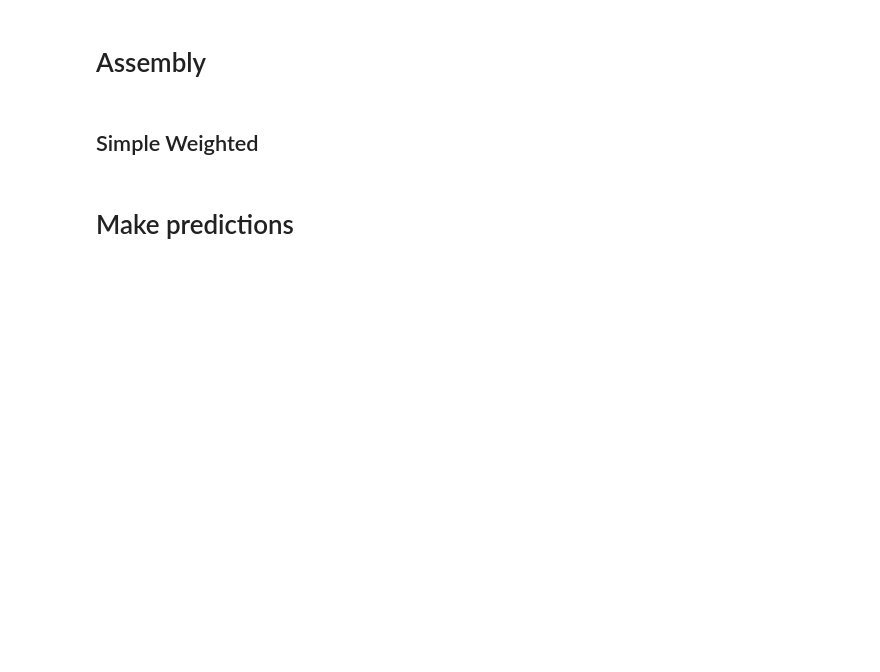
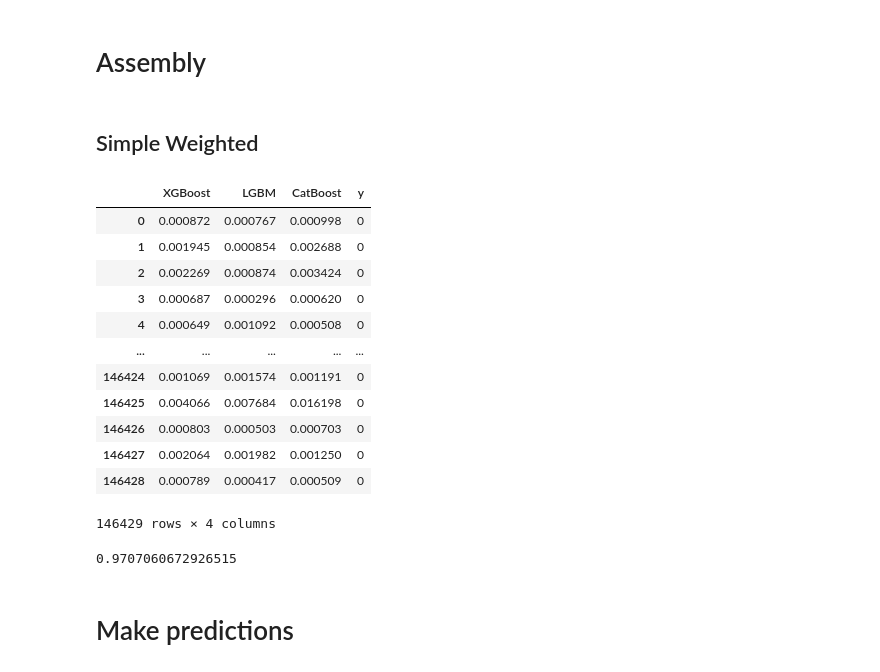
Before and after one commit to mnokno/MachineFailurePrediction, a Jupyter notebook: MachineFailurePrediction/src/machine-failure-prediction.ipynb, the cells around one changed output. Cells and saved outputs as stored; diff of their text form; code cells hidden in the pictures; blank space fills up the shorter version.

```diff
--- a/MachineFailurePrediction/src/machine-failure-prediction.ipynb
+++ b/MachineFailurePrediction/src/machine-failure-prediction.ipynb
@@ -755,2 +752,54 @@ def make_predictions_on_validation(model_type):
+# %%
+def make_predictions_on_validation(model_type):
+    model_predictions = []
+    for i in range(len(train_results[f'{model_type}_eval_sets'])):
+        td = df_train.iloc[train_results[f'{model_type}_eval_sets'][i]]
+        td = td.drop(target, axis=1)
+        model_predictions.append(
+            train_results[f'{model_name}_pipelines'][i].predict(td)
+        )
+    return np.concatenate(model_predictions)
+
+def get_targets():
+    targets = []
+    for i in range(len(train_results[f'{model_name}_eval_sets'])):
+        td = df_train.iloc[train_results[f'{model_name}_eval_sets'][i]]
+        td = td[target]
+        targets.append(td)
+    return np.concatenate(targets)
+# %%
+df_assembly = pd.DataFrame({})
+
+for model_name in supported_models:
+    df_assembly[model_name] = make_predictions_on_validation(model_name)
+df_assembly['y'] = get_targets()
+
+df_assembly
+# %% [output]
+|  | XGBoost | LGBM | CatBoost | y |
+| 0 | 0.000872 | 0.000767 | 0.000998 | 0 |
+| 1 | 0.001945 | 0.000854 | 0.002688 | 0 |
+| 2 | 0.002269 | 0.000874 | 0.003424 | 0 |
+| 3 | 0.000687 | 0.000296 | 0.000620 | 0 |
+| 4 | 0.000649 | 0.001092 | 0.000508 | 0 |
+| ... | ... | ... | ... | ... |
+| 146424 | 0.001069 | 0.001574 | 0.001191 | 0 |
+| 146425 | 0.004066 | 0.007684 | 0.016198 | 0 |
+| 146426 | 0.000803 | 0.000503 | 0.000703 | 0 |
+| 146427 | 0.002064 | 0.001982 | 0.001250 | 0 |
+| 146428 | 0.000789 | 0.000417 | 0.000509 | 0 |
+146429 rows × 4 columns
+# %%
+from sklearn.linear_model import LinearRegression
+
+X_assembly = df_assembly.drop('y', axis=1)
+y_assembly = df_assembly['y']
+
+mixer = LinearRegression()
+mixer.fit(X_assembly, y_assembly)
+
+print(roc_auc_score(y_assembly, mixer.predict(X_assembly)))
+# %% [output]
+0.9707060672926515
 # %% [markdown]
 # Make predictions
```
Also changed, not shown: parts of 8 cells of this notebook, 1 other file.
